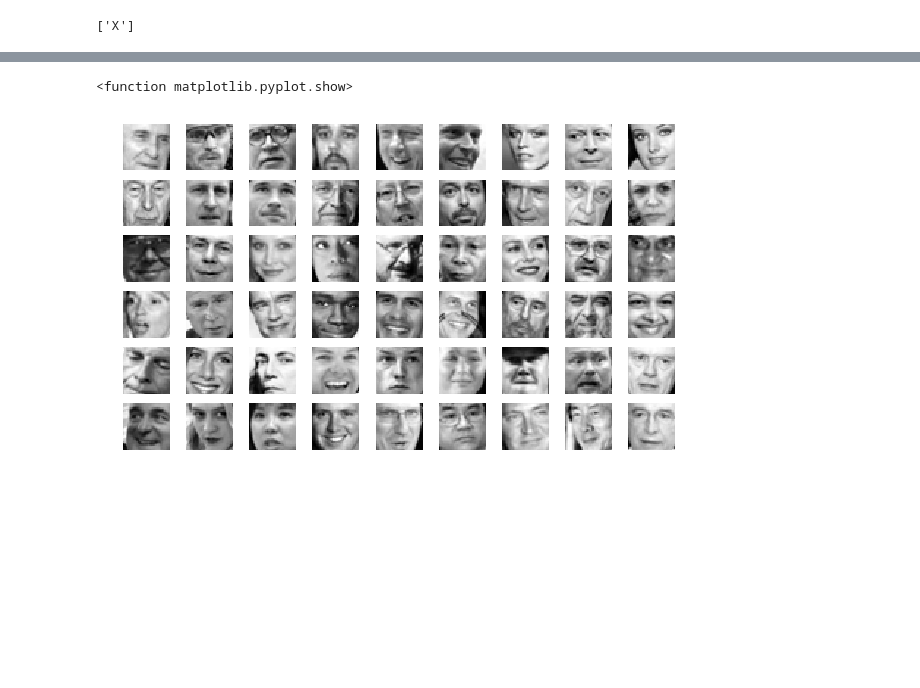
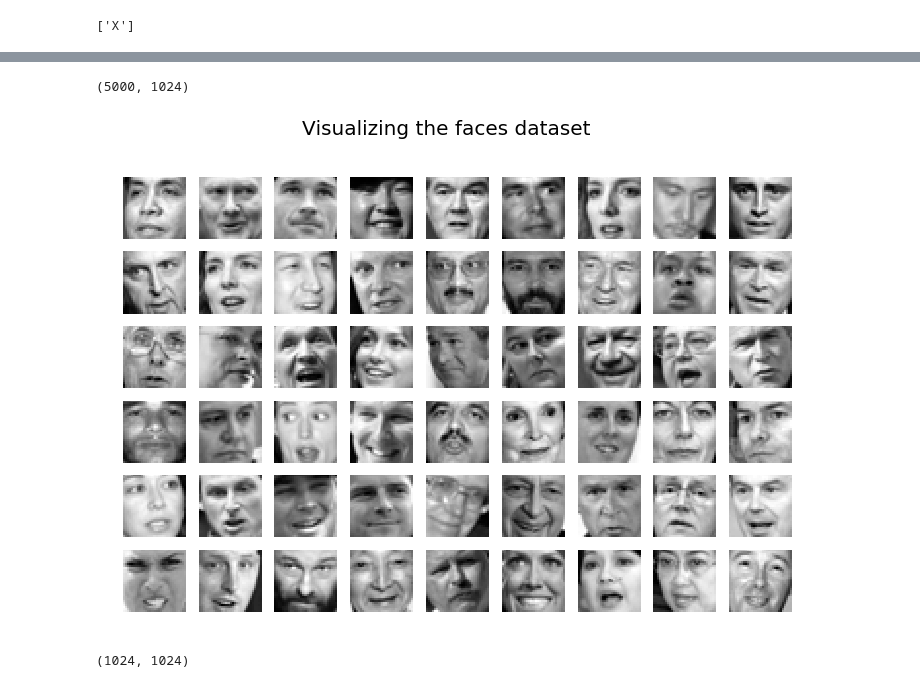
Before and after one commit to azfarkhoja305/coursera-ML-in-python, a Jupyter notebook: PCA/Principal Component Analysis (PCA).ipynb, the cells around one changed output, grey strips where cells are left out. Saved outputs shown, nothing was run; the diff lists cells and outputs as text; code cells hidden in the pictures; blank space fills up the shorter version.

```diff
--- a/PCA/Principal Component Analysis (PCA).ipynb
+++ b/PCA/Principal Component Analysis (PCA).ipynb
@@ -4,7 +6,7 @@ import matplotlib.pyplot as plt
 %matplotlib inline
 # %%
 # Default figure size
-plt.rcParams['figure.figsize'] = (10,6)
+plt.rcParams['figure.figsize'] = (12,8)
 # %%
 Data = np.load('ex7faces.npz')
 Data.files
@@ -13,15 +18,19 @@ Data.files
 # %%
 X = Data['X']
+X.shape
+# %% [output]
+(5000, 1024)
 # %%
+# Visualizing the face images
+fig = plt.figure()
+fig.suptitle("Visualizing the faces dataset",fontsize = 20)
 indices = np.random.choice(X.shape[0],54)
-fig = plt.figure()
 for i in range(54):
     img = X[indices[i]].reshape(32,32,order ='F')
     fig.add_subplot(6,9,i+1)
     plt.imshow(img,cmap = 'gray')
     plt.axis("off")
 
-plt.show
+plt.show()
 # %% [output]
-<function matplotlib.pyplot.show>
-[figure, old version]
+[figure, new version]
@@ -27,0 +56,6 @@ plt.show
+# %%
+# Runs PCA and obtains Eigenvectors U and eigenvalues S
+U,S = pca(X_norm)
+U.shape
+# %% [output]
+(1024, 1024)
```
Also changed, not shown: parts of 12 cells of this notebook.
